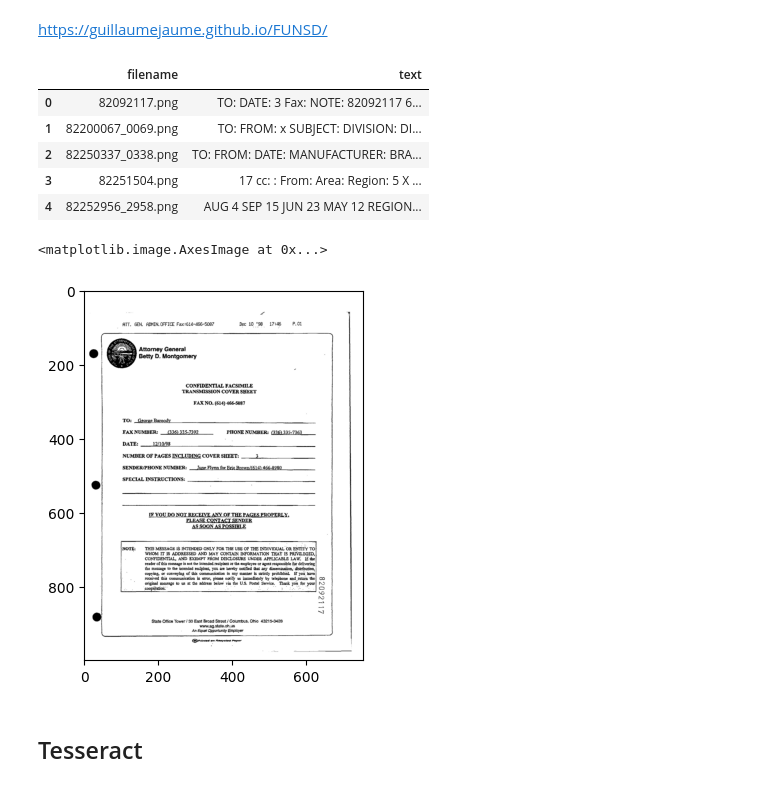
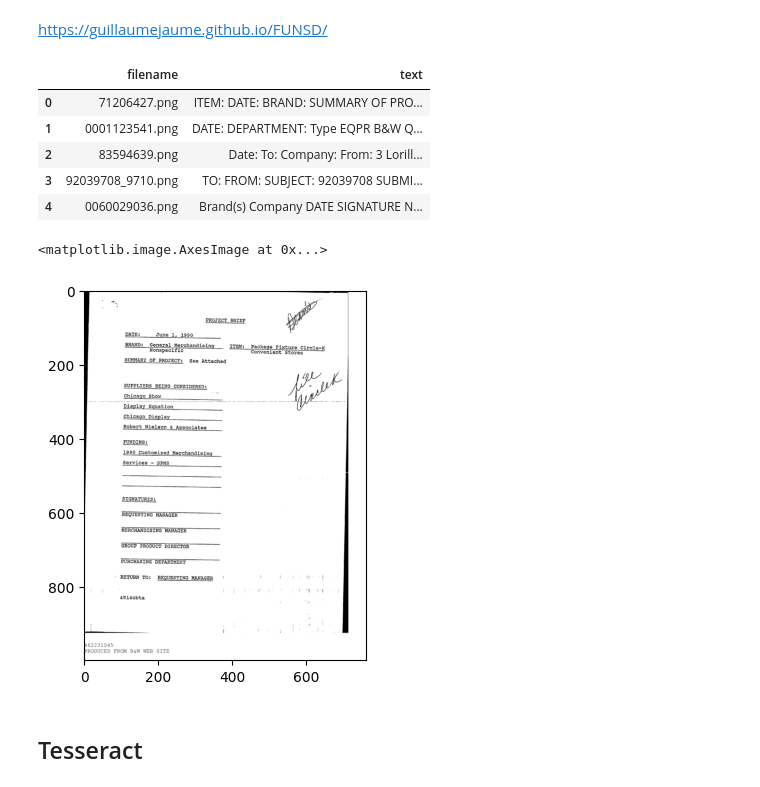
Before and after one commit to hellaskella33/OCR-comparsion, a Jupyter notebook: OCR_improvements.ipynb, the cells around one changed output. Cells and saved outputs as stored; diff of their text form; code cells hidden in the pictures.

```diff
--- a/OCR_improvements.ipynb
+++ b/OCR_improvements.ipynb
@@ -13,10 +13,9 @@ import json
 import pandas as pd
 import cv2
 import matplotlib.pyplot as plt
-import time
 
-annotations_folder = '/home/maxkhamuliak/projects/OCR-comparsion/annotations'
-images_folder = '/home/maxkhamuliak/projects/OCR-comparsion/images'
+annotations_folder = ''
+images_folder = ''
 
 data = []
 
@@ -36,18 +35,18 @@ df = pd.DataFrame(data)
 df.head()
 # %% [output]
 |  | filename | text |
-| 0 | 82092117.png | TO: DATE: 3 Fax: NOTE: 82092117 6... |
-| 1 | 82200067_0069.png | TO: FROM: x SUBJECT: DIVISION: DI... |
-| 2 | 82250337_0338.png | TO: FROM: DATE: MANUFACTURER: BRA... |
-| 3 | 82251504.png | 17 cc: : From: Area: Region: 5 X ... |
-| 4 | 82252956_2958.png | AUG 4 SEP 15 JUN 23 MAY 12 REGION... |
+| 0 | 71206427.png | ITEM: DATE: BRAND: SUMMARY OF PRO... |
+| 1 | 0001123541.png | DATE: DEPARTMENT: Type EQPR B&W Q... |
+| 2 | 83594639.png | Date: To: Company: From: 3 Lorill... |
+| 3 | 92039708_9710.png | TO: FROM: SUBJECT: 92039708 SUBMI... |
+| 4 | 0060029036.png | Brand(s) Company DATE SIGNATURE N... |
 # %%
-imgs_path = "/home/maxkhamuliak/projects/OCR-comparsion/images/"
-img = cv2.imread(imgs_path + "82092117.png")
+imgs_path = ""
+img = cv2.imread(imgs_path + "71206427.png")
 plt.imshow(img)
 # %% [output]
 <matplotlib.image.AxesImage at 0x...>
-[figure, old version]
+[figure, new version]
 # %% [markdown]
 ## Tesseract
 # %%
```
Also changed, not shown: parts of 21 cells of this notebook, 49 other files.
